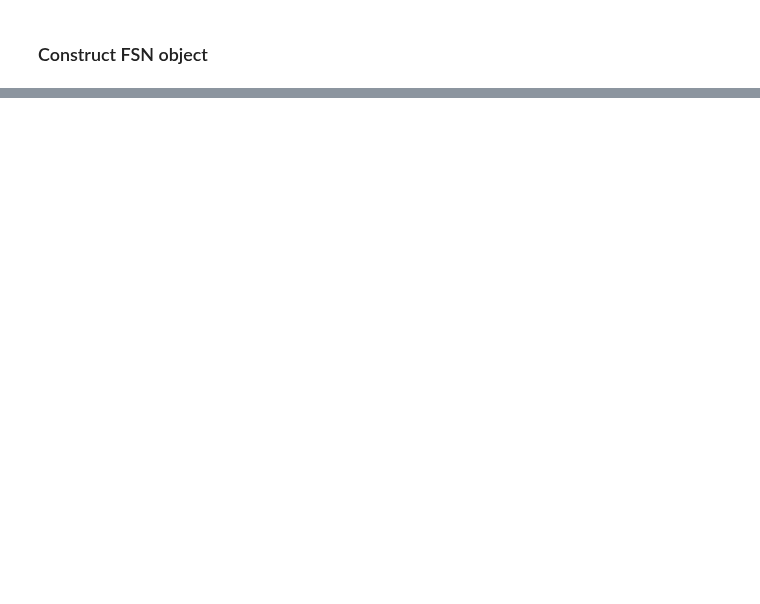
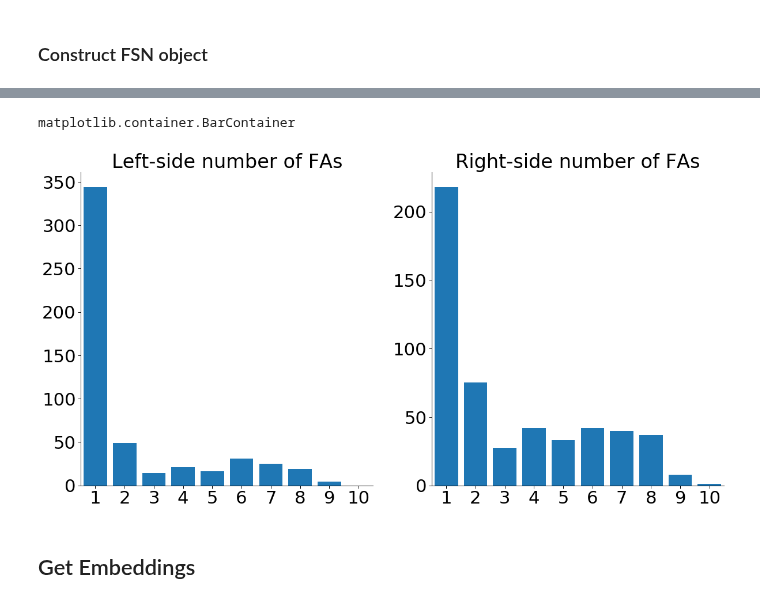
Before and after one commit to AlexWorldD/NetEmbs, a Jupyter notebook: RefactorMe.ipynb, the cells around one changed output, grey strips where cells are left out. Cells and saved outputs as stored; diff of their text form; code cells hidden in the pictures; blank space fills up the shorter version.

```diff
--- a/RefactorMe.ipynb
+++ b/RefactorMe.ipynb
@@ -8,7 +15,7 @@ from NetEmbs import *
 # %% [markdown]
 ## Upload data as Journal Entries
 # %%
-data = upload_data(DB_PATH, limit=100)
+data = upload_data(DB_PATH, limit=3000)
 # %%
 d = data_preprocessing(data)
 d.head(2)
@@ -28,0 +44,7 @@ draw_fsn(fsn, add_node_labels=False)
+# %%
+type(plot_financial_accounts_histograms(d))
+# %% [output]
+matplotlib.container.BarContainer
+[figure, added]
+# %% [markdown]
+## Get Embeddings
```
Also changed, not shown: parts of 8 cells of this notebook, 5 other files.
